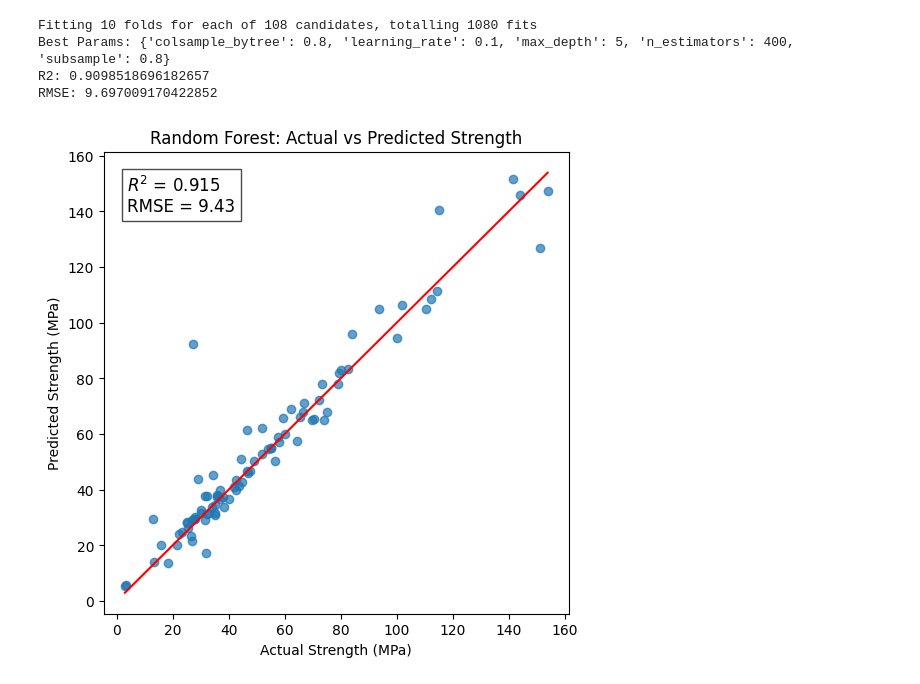
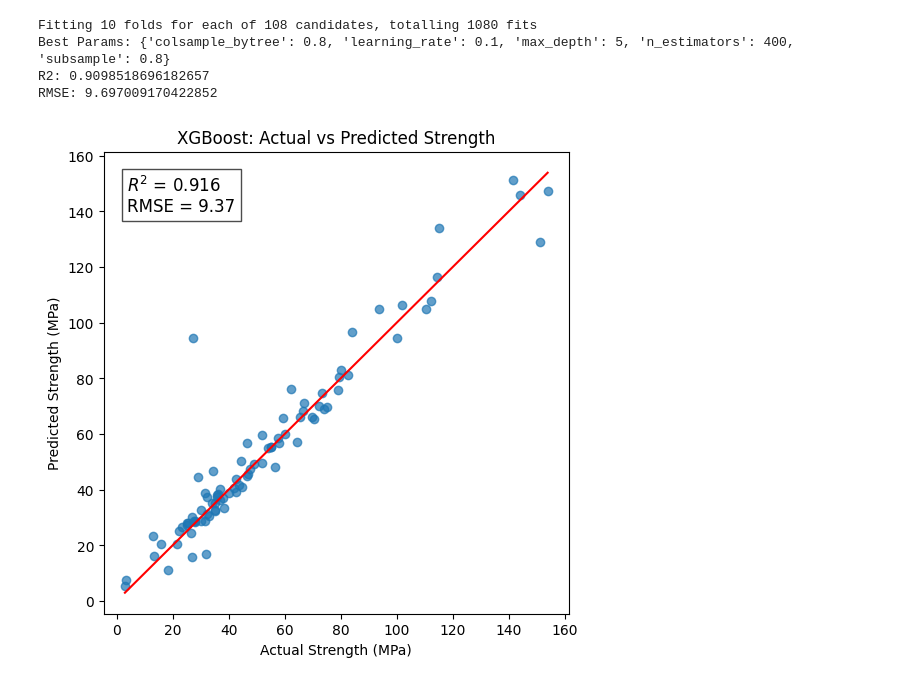
Before and after one commit to Prayash1432/Capstone-Final, a Jupyter notebook: final-code/best_model.ipynb, the cells around one changed output. Saved outputs shown, nothing was run; the diff lists cells and outputs as text; code cells hidden in the pictures.

Commit message:
Added plots

```diff
--- a/final-code/best_model.ipynb
+++ b/final-code/best_model.ipynb
@@ -306,30 +306,30 @@ RMSE: 9.697009170422852
 # %%
 r2 = r2_score(y_test, y_pred_xgb)
 rmse = np.sqrt(mean_squared_error(y_test, y_pred_xgb))
 
 plt.figure(figsize=(6,6))
 
 plt.scatter(y_test, y_pred_xgb, alpha=0.7)
 
 plt.xlabel("Actual Strength (MPa)")
 plt.ylabel("Predicted Strength (MPa)")
-plt.title("Random Forest: Actual vs Predicted Strength")
+plt.title("XGBoost: Actual vs Predicted Strength")
 
 # perfect prediction line
 plt.plot([y_test.min(), y_test.max()],
          [y_test.min(), y_test.max()],
          color='red', linestyle='-')
 
 # metrics text
 text = f"$R^2$ = {r2:.3f}\nRMSE = {rmse:.2f}"
 
 plt.text(0.05, 0.95,
          text,
          transform=plt.gca().transAxes,
          fontsize=12,
          verticalalignment='top',
          bbox=dict(facecolor='white', alpha=0.7))
 
 plt.show()
 # %% [output]
-[figure, old version]
+[figure, new version]
```
Also changed, not shown: parts of 2 cells of this notebook, 1 other file.
